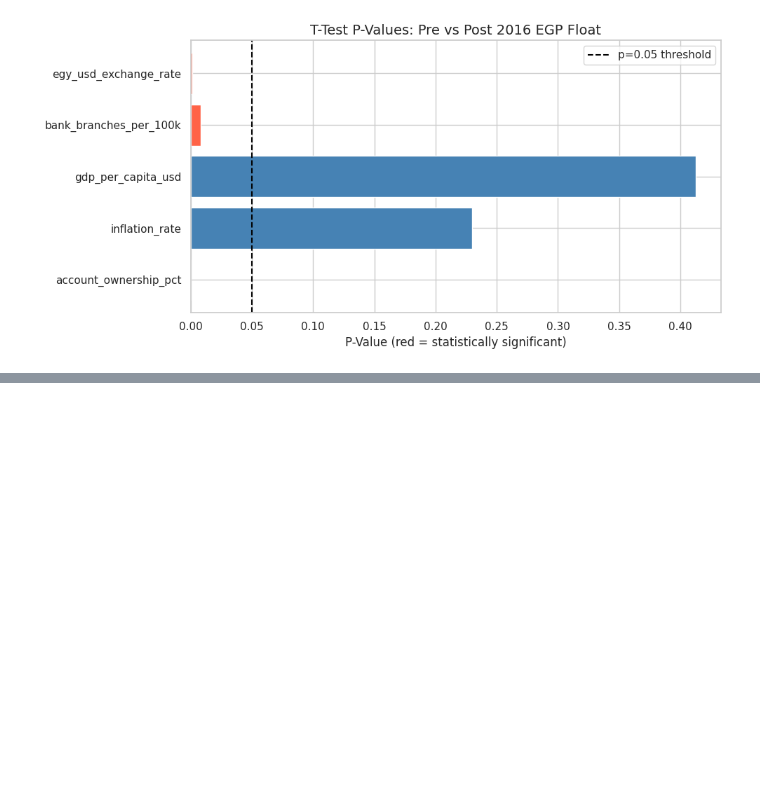
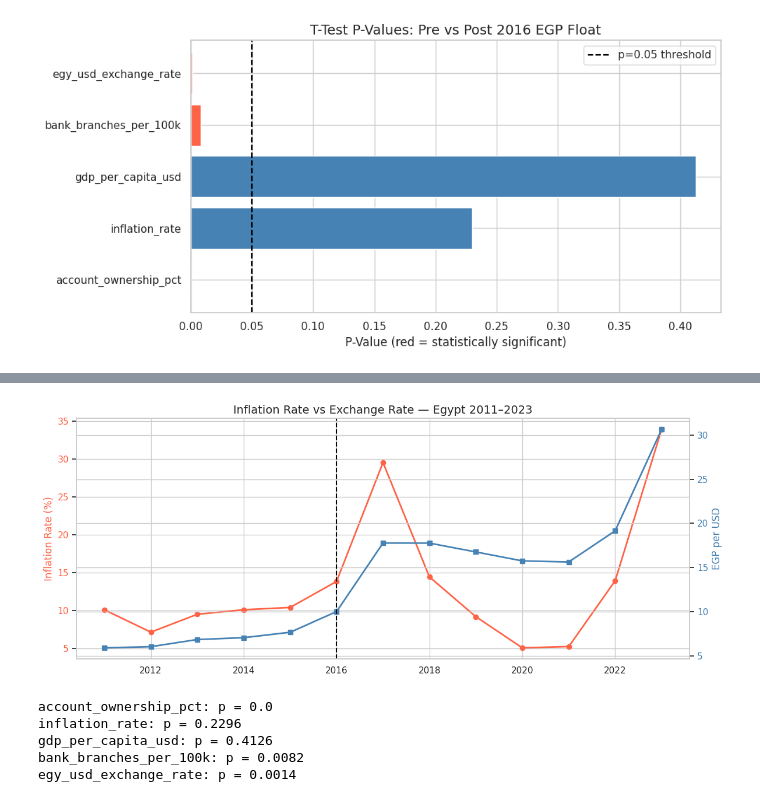
Before and after one commit to monke-v22/egypt-financial-inclusion, a Jupyter notebook: notebooks/eda_notebook.ipynb, the cells around one changed output, grey strips where cells are left out. Cells and saved outputs as stored; diff of their text form; code cells hidden in the pictures; blank space fills up the shorter version.

```diff
--- a/notebooks/eda_notebook.ipynb
+++ b/notebooks/eda_notebook.ipynb
@@ -191,0 +241,28 @@ plt.show()
+# %%
+fig, ax1 = plt.subplots()
+
+ax1.plot(df.index, df["inflation_rate"], color="tomato", marker="o", linewidth=2)
+ax1.set_ylabel("Inflation Rate (%)", color="tomato")
+ax1.tick_params(axis="y", labelcolor="tomato")
+
+ax2 = ax1.twinx()
+ax2.plot(df.index, df["egy_usd_exchange_rate"], color="steelblue", marker="s", linewidth=2)
+ax2.set_ylabel("EGP per USD", color="steelblue")
+ax2.tick_params(axis="y", labelcolor="steelblue")
+
+plt.title("Inflation Rate vs Exchange Rate — Egypt 2011–2023", fontsize=14)
+plt.axvline(x=2016, color="black", linestyle="--", label="EGP Float")
+fig.tight_layout()
+plt.savefig("docs/fig11_inflation_vs_exchange.png")
+plt.show()
+# %% [output]
+[figure, added]
+# %%
+for _, row in results_df.iterrows():
+    print(f"{row['indicator']}: p = {row['p_value']}")
+# %% [output]
+account_ownership_pct: p = 0.0
+inflation_rate: p = 0.2296
+gdp_per_capita_usd: p = 0.4126
+bank_branches_per_100k: p = 0.0082
+egy_usd_exchange_rate: p = 0.0014
```
Also changed, not shown: parts of 4 cells of this notebook, 5 other files.
